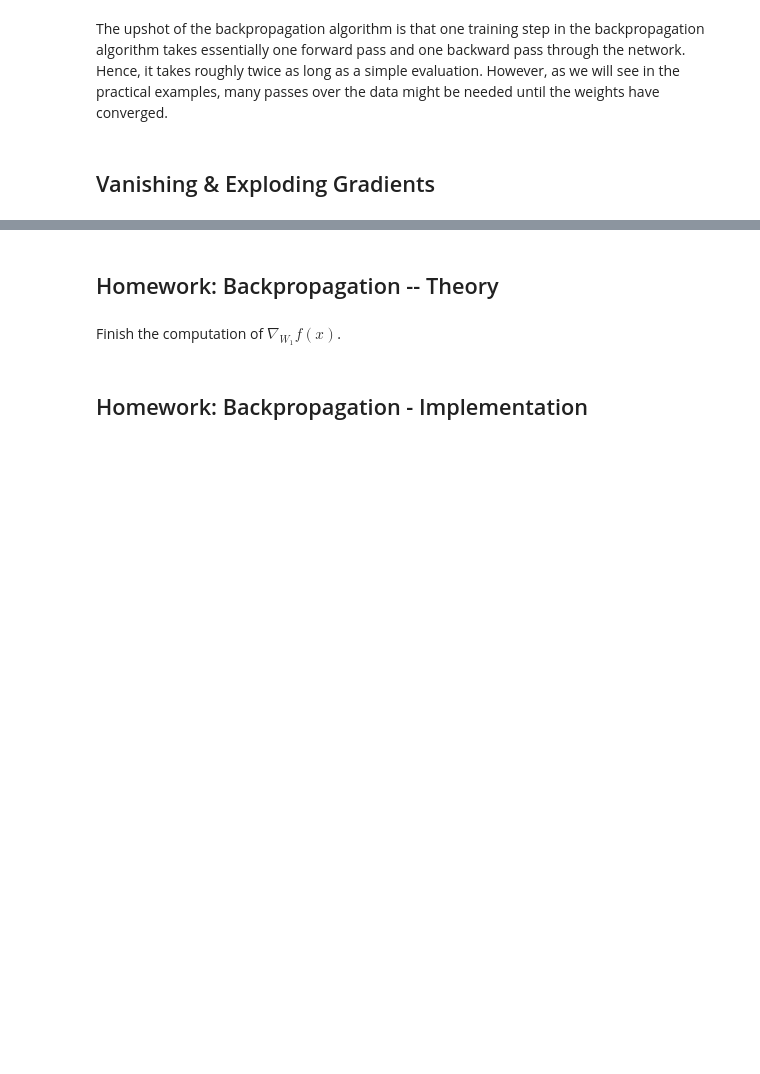
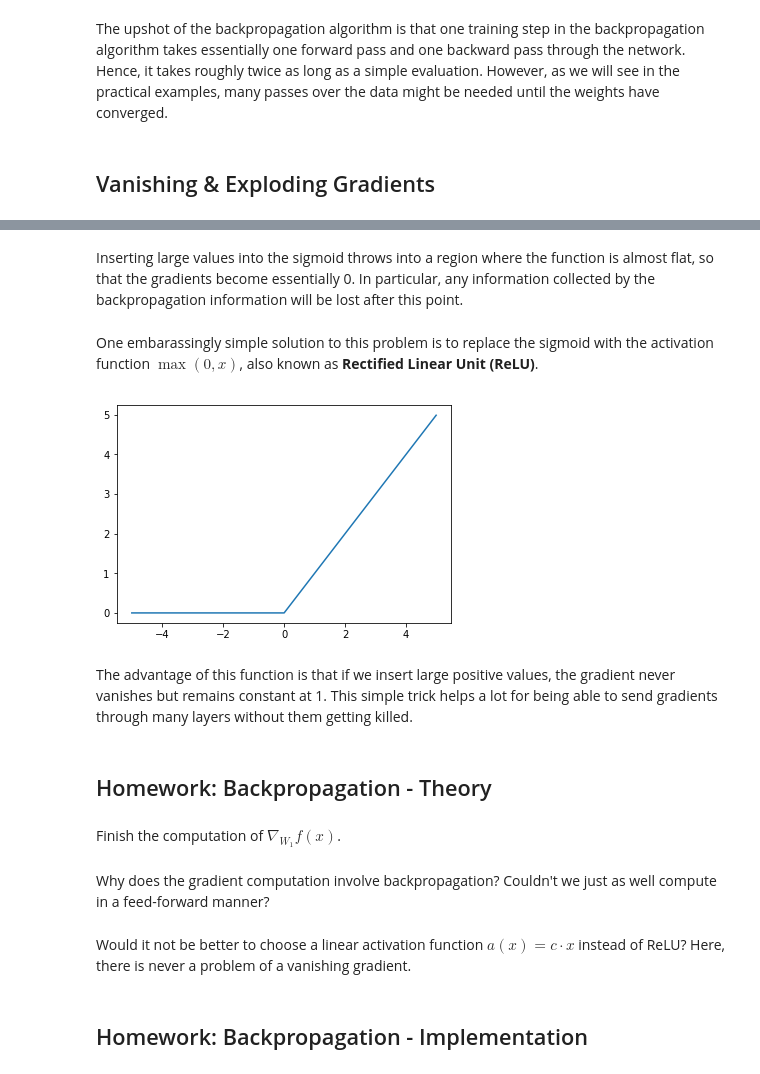
Before and after one commit to Christian-Hirsch/Tosta-Material, a Jupyter notebook: notebooks/sgd.ipynb, the cells around one changed output, grey strips where cells are left out. Saved outputs shown, nothing was run; the diff lists cells and outputs as text; code cells hidden in the pictures; blank space fills up the shorter version.

```diff
--- a/notebooks/sgd.ipynb
+++ b/notebooks/sgd.ipynb
@@ -215,7 +228,28 @@ TBA
+# %% [markdown]
+Inserting large values into the sigmoid throws into a region where the function is almost flat, so that the gradients become essentially 0. In particular, any information collected by the backpropagation information will be lost after this point.
+# %% [markdown]
+One embarassingly simple solution to this problem is to replace the sigmoid with the activation function $\max(0, x)$, also known as **Rectified Linear Unit (ReLU)**.
+# %%
+import matplotlib.pyplot as plt
+import numpy as np
+%matplotlib inline
+
+t = np.arange(-5, 5, 0.01)
+s = np.maximum(t, np.zeros(len(t)))
+plt.plot(t, s)
+plt.show()
+# %% [output]
+[figure, added]
+# %% [markdown]
+The advantage of this function is that if we insert large positive values, the gradient never vanishes but remains constant at 1. This simple trick helps a lot for being able to send gradients through many layers without them getting killed.
 # %% [markdown]
-## Homework: Backpropagation -- Theory
+## Homework: Backpropagation - Theory
 # %% [markdown]
 Finish the computation of $\nabla_{W_1}f(x)$.
+# %% [markdown]
+Why does the gradient computation involve backpropagation? Couldn't we just as well compute in a feed-forward manner?
+# %% [markdown]
+Would it not be better to choose a linear activation function $a(x) = c \cdot x$ instead of ReLU? Here, there is never a problem of a vanishing gradient.
 # %% [markdown]
 ## Homework: Backpropagation - Implementation
 # %% [markdown]
```
Also changed, not shown: parts of 4 cells of this notebook, 3 other files.
